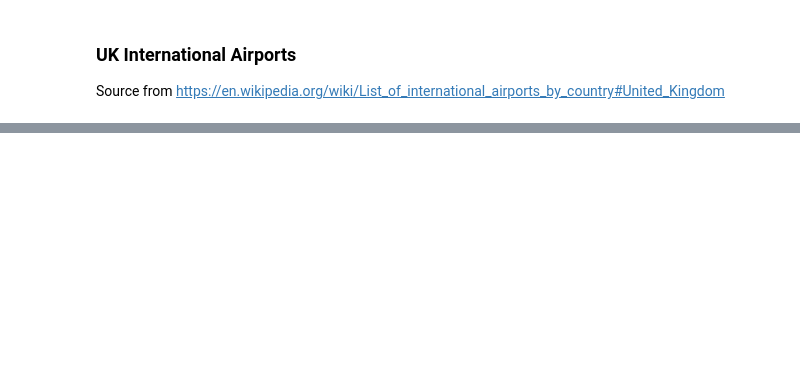
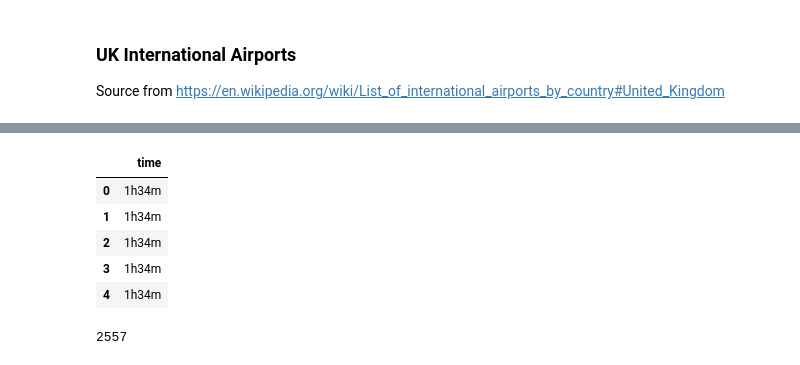
Before and after one commit to omeyrick/PlacesToLive, a Jupyter notebook: Jupyter - PlacesToLive.ipynb, the cells around one changed output, grey strips where cells are left out. Cells and saved outputs as stored; diff of their text form; code cells hidden in the pictures; blank space fills up the shorter version.

Commit message:
Initial draft at a rail time scraper

```diff
--- a/Jupyter - PlacesToLive.ipynb
+++ b/Jupyter - PlacesToLive.ipynb
@@ -328,0 +449,9 @@ py.iplot(fig, filename='Places to live')
+# %%
+df
+# %% [output]
+|  | time |
+| 0 | 1h34m |
+| 1 | 1h34m |
+| 2 | 1h34m |
+| 3 | 1h34m |
+| 4 | 1h34m |
@@ -328,0 +461,4 @@ py.iplot(fig, filename='Places to live')
+# %%
+len(tlc)
+# %% [output]
+2557
```
Also changed, not shown: parts of 9 cells of this notebook, 1 other file.
